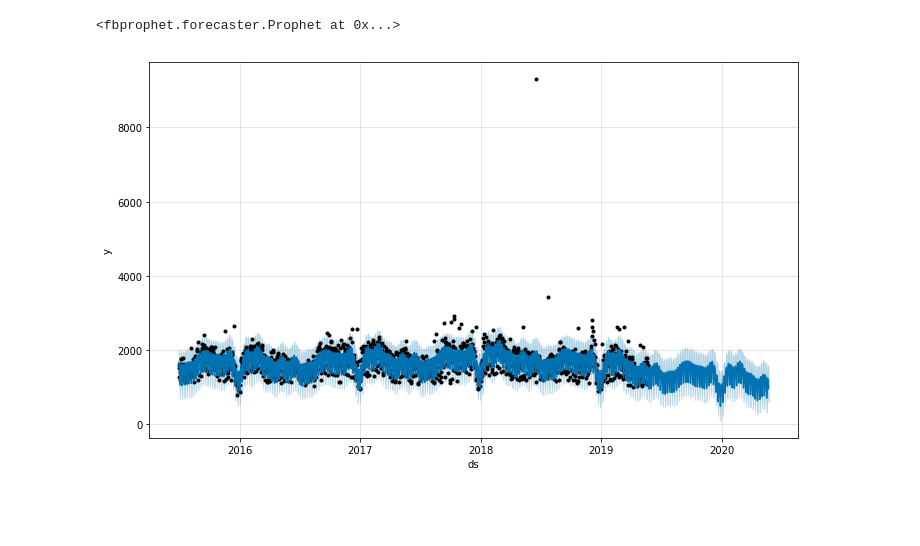
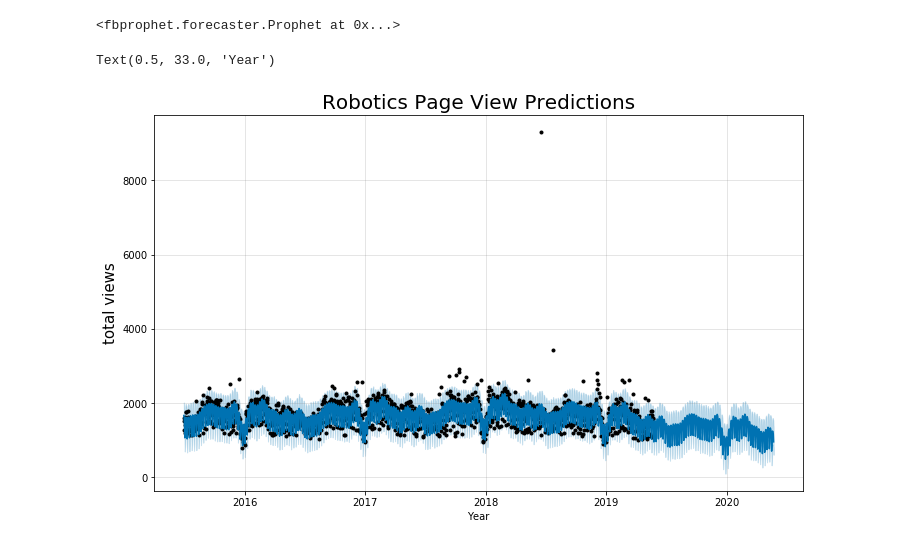
Before and after one commit to bloominstituteoftechnology/DS-Unit-2-Regression-1, a Jupyter notebook: Untitled4.ipynb, the cells around one changed output. Drawn from its saved outputs; the diff is of its cells as text; code cells hidden in the pictures; blank space fills up the shorter version.

```diff
--- a/Untitled4.ipynb
+++ b/Untitled4.ipynb
@@ -26,7 +27,11 @@ INFO:fbprophet:Disabling daily seasonality. Run prophet with daily_seasonality=T
 future= model.make_future_dataframe(periods= 365)
 # %%
 forecast= model.predict(future)
-# %%
-figure= model.plot(forecast)
-# %% [output]
-[figure, removed]
+# %%
+figure= model.plot(forecast)
+plt.title('Robotics Page View Predictions', fontsize= 20)
+plt.ylabel('total views', fontsize= 15)
+plt.xlabel('Year')
+# %% [output]
+Text(0.5, 33.0, 'Year')
+[figure, added]
```
Also changed, not shown: parts of 1 cell of this notebook.
